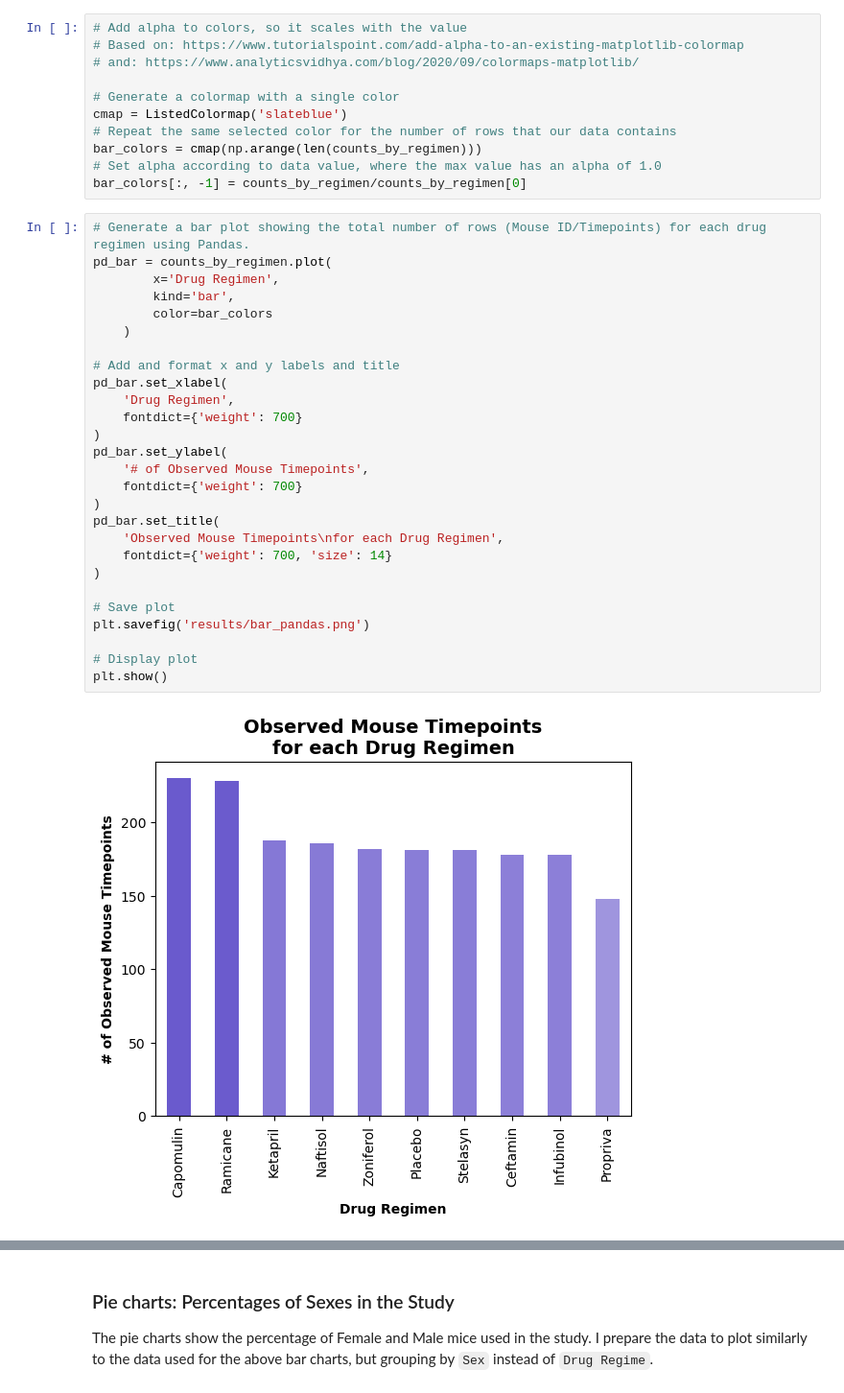
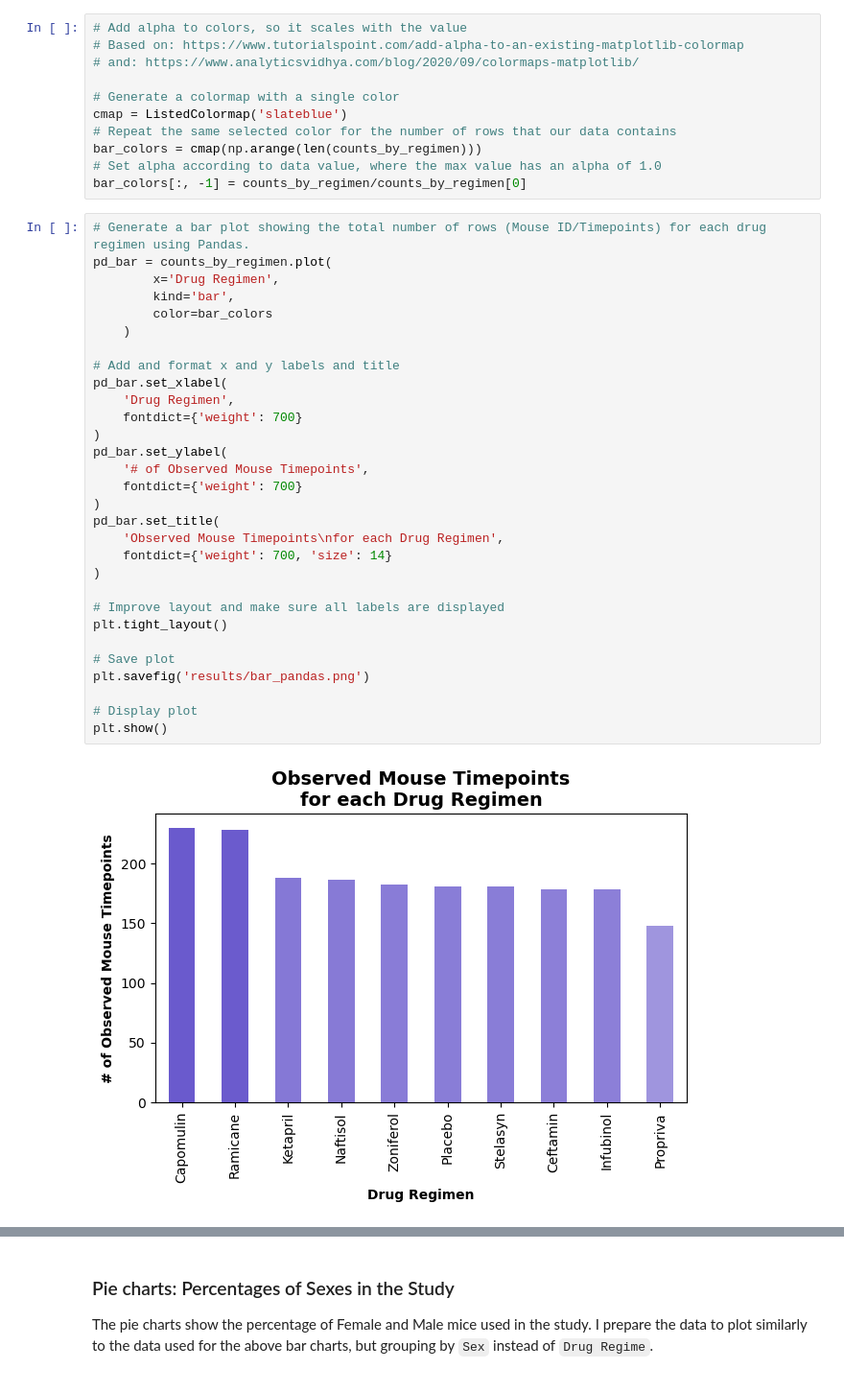
Before and after one commit to tsbarr/matplotlib-challenge, a Jupyter notebook: Pymaceuticals/pymaceuticals_analysis_tsbarr.ipynb, the cells around one changed output, grey strips where cells are left out. Shown at 96% size. Drawn from its saved outputs; the diff is of its cells as text.

Commit message:
add tight_layout() before saving images

```diff
--- a/Pymaceuticals/pymaceuticals_analysis_tsbarr.ipynb
+++ b/Pymaceuticals/pymaceuticals_analysis_tsbarr.ipynb
@@ -247,32 +247,35 @@ bar_colors[:, -1] = counts_by_regimen/counts_by_regimen[0]
 # %%
 # Generate a bar plot showing the total number of rows (Mouse ID/Timepoints) for each drug regimen using Pandas.
 pd_bar = counts_by_regimen.plot(
         x='Drug Regimen',
         kind='bar',
         color=bar_colors
     )
 
 # Add and format x and y labels and title
 pd_bar.set_xlabel(
     'Drug Regimen',
     fontdict={'weight': 700}
 )
 pd_bar.set_ylabel(
     '# of Observed Mouse Timepoints',
     fontdict={'weight': 700}
 )
 pd_bar.set_title(
     'Observed Mouse Timepoints\nfor each Drug Regimen',
     fontdict={'weight': 700, 'size': 14}
 )
 
+# Improve layout and make sure all labels are displayed
+plt.tight_layout()
+
 # Save plot
 plt.savefig('results/bar_pandas.png')
 
 # Display plot
 plt.show()
 # %% [output]
-[figure, old version]
+[figure, new version]
 # %%
 # Generate a bar plot showing the total number of rows (Mouse ID/Timepoints) for each drug regimen using pyplot.
 plt.bar(
```
Also changed, not shown: parts of 7 cells of this notebook, 8 other files.
